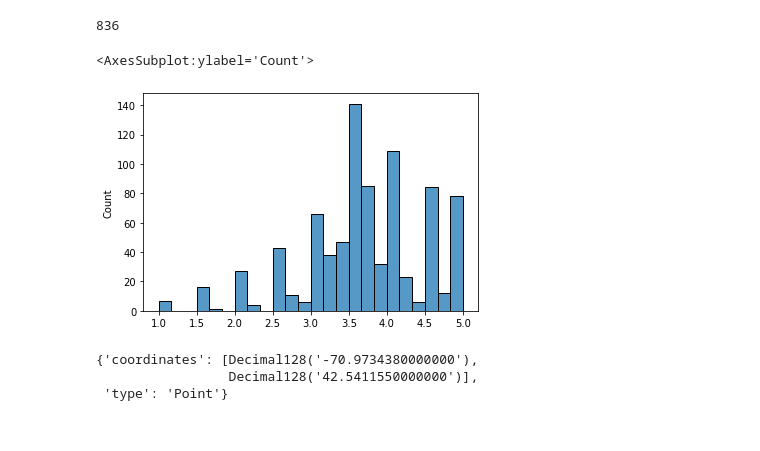
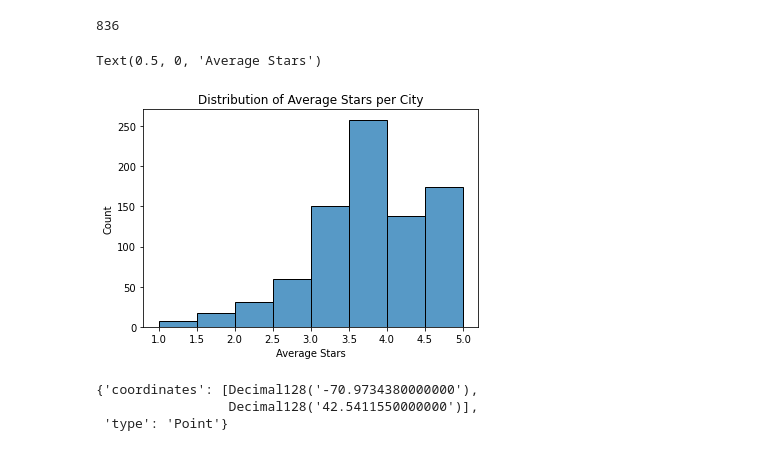
Before and after one commit to jjz17/Nobel-Prize-Mongo, a Jupyter notebook: explore.ipynb, the cells around one changed output. Cells and saved outputs as stored; diff of their text form; code cells hidden in the pictures.

Commit message:
Refined visualization with labels and bins

```diff
--- a/explore.ipynb
+++ b/explore.ipynb
@@ -226,20 +226,22 @@ len(avg_stars_list)
 # %%
 # Process PyMongo output for data visualization
 
 avg_star_data = []
 
 for record in avg_stars_list:
     # print(record['avg_stars'])
     # print(type(record['avg_stars']))
     avg_star_data.append(record['avg_stars'])
 
 len(avg_star_data)
 # avg_stars_per_city
 
-sns.histplot(x=avg_star_data)
+sns.histplot(x=avg_star_data, bins=8)
+plt.title('Distribution of Average Stars per City')
+plt.xlabel('Average Stars')
 # %% [output]
-<AxesSubplot:ylabel='Count'>
+Text(0.5, 0, 'Average Stars')
-[figure, old version]
+[figure, new version]
 # %%
 pprint(yelp_collection.find_one({'name' : 'Mr G\'s Pizza & Subs'})['geoloc'])
 # %% [output]
```
